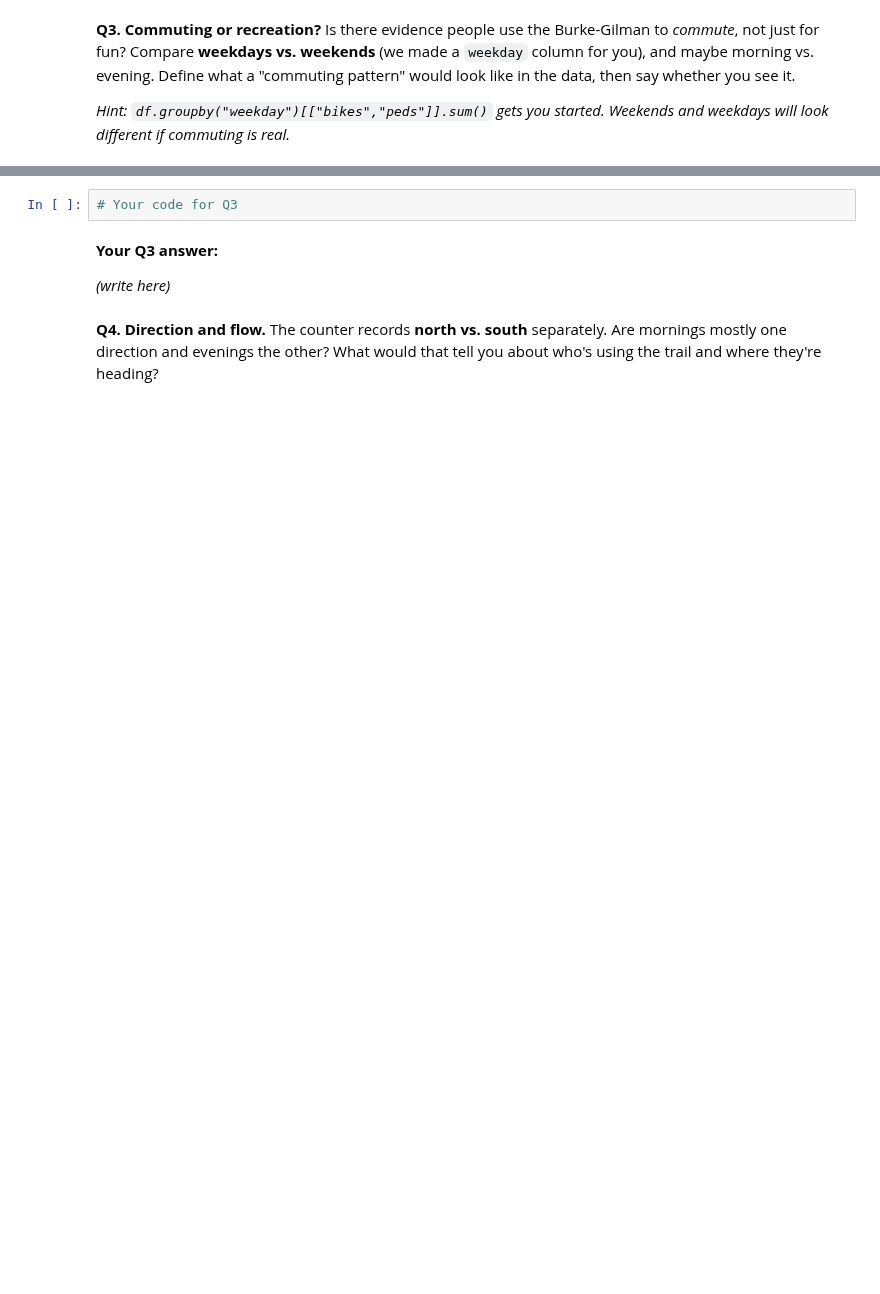
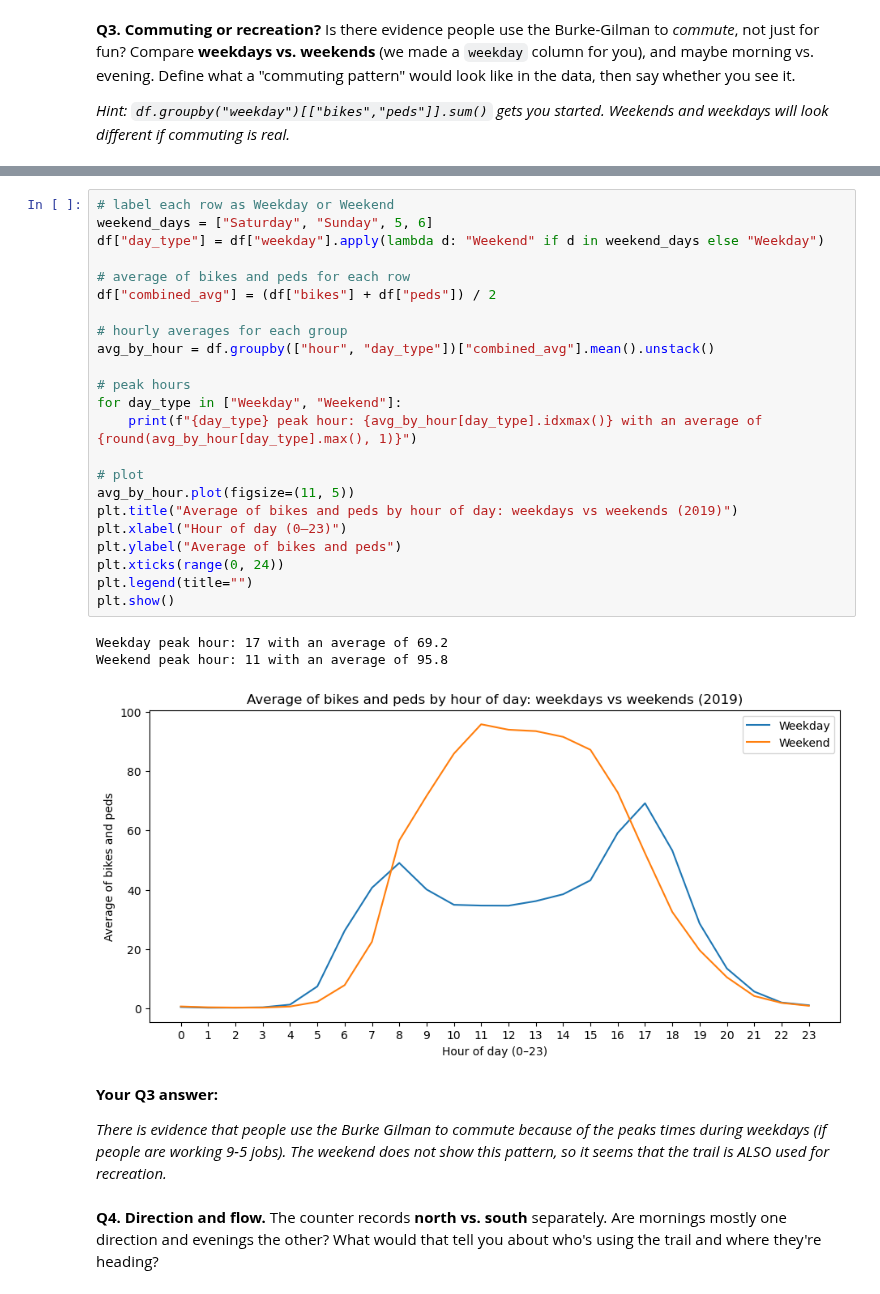
Before and after one commit to dvenka23/hcde-410, a Jupyter notebook: A1/A1.ipynb, the cells around one changed output, grey strips where cells are left out. Saved outputs shown, nothing was run; the diff lists cells and outputs as text; blank space fills up the shorter version.

```diff
--- a/A1/A1.ipynb
+++ b/A1/A1.ipynb
@@ -122,9 +235,34 @@ Is there evidence people use the Burke-Gilman to *commute*, not just for fun? Co
 # %%
-# Your code for Q3
+# label each row as Weekday or Weekend
+weekend_days = ["Saturday", "Sunday", 5, 6]
+df["day_type"] = df["weekday"].apply(lambda d: "Weekend" if d in weekend_days else "Weekday")
+
+# average of bikes and peds for each row
+df["combined_avg"] = (df["bikes"] + df["peds"]) / 2
+
+# hourly averages for each group
+avg_by_hour = df.groupby(["hour", "day_type"])["combined_avg"].mean().unstack()
+
+# peak hours
+for day_type in ["Weekday", "Weekend"]:
+    print(f"{day_type} peak hour: {avg_by_hour[day_type].idxmax()} with an average of {round(avg_by_hour[day_type].max(), 1)}")
+
+# plot
+avg_by_hour.plot(figsize=(11, 5))
+plt.title("Average of bikes and peds by hour of day: weekdays vs weekends (2019)")
+plt.xlabel("Hour of day (0–23)")
+plt.ylabel("Average of bikes and peds")
+plt.xticks(range(0, 24))
+plt.legend(title="")
+plt.show()
+# %% [output]
+Weekday peak hour: 17 with an average of 69.2
+Weekend peak hour: 11 with an average of 95.8
+[figure, added]
 # %% [markdown]
 **Your Q3 answer:**
 
-*(write here)*
+*There is evidence that people use the Burke Gilman to commute because of the peaks times during weekdays (if people are working 9-5 jobs). The weekend does not show this pattern, so it seems that the trail is ALSO used for recreation.*
 # %% [markdown]
 **Q4. Direction and flow.**
 The counter records **north vs. south** separately. Are mornings mostly one direction and evenings the other? What would that tell you about who's using the trail and where they're heading?
```
Also changed, not shown: parts of 14 cells of this notebook.
